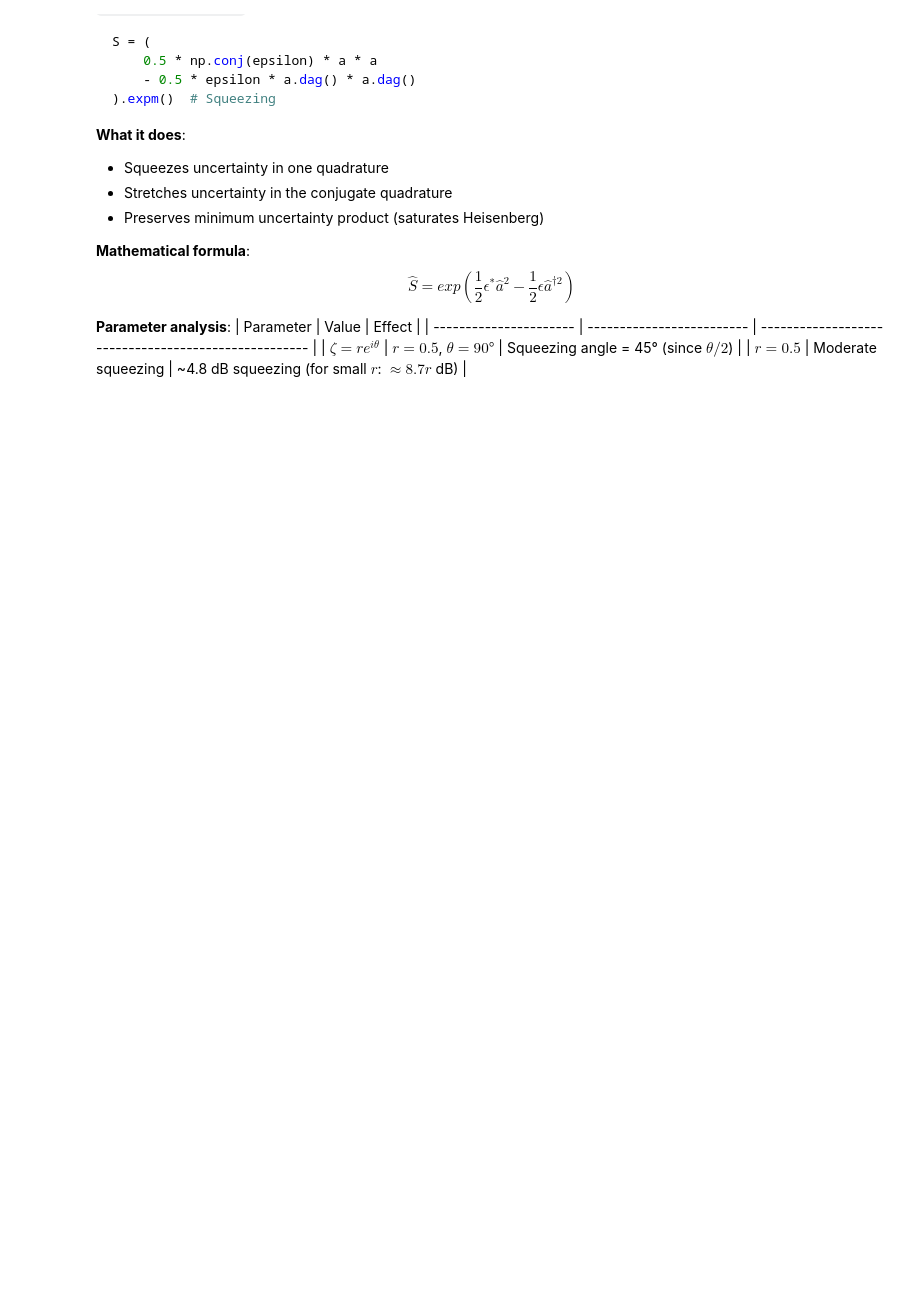
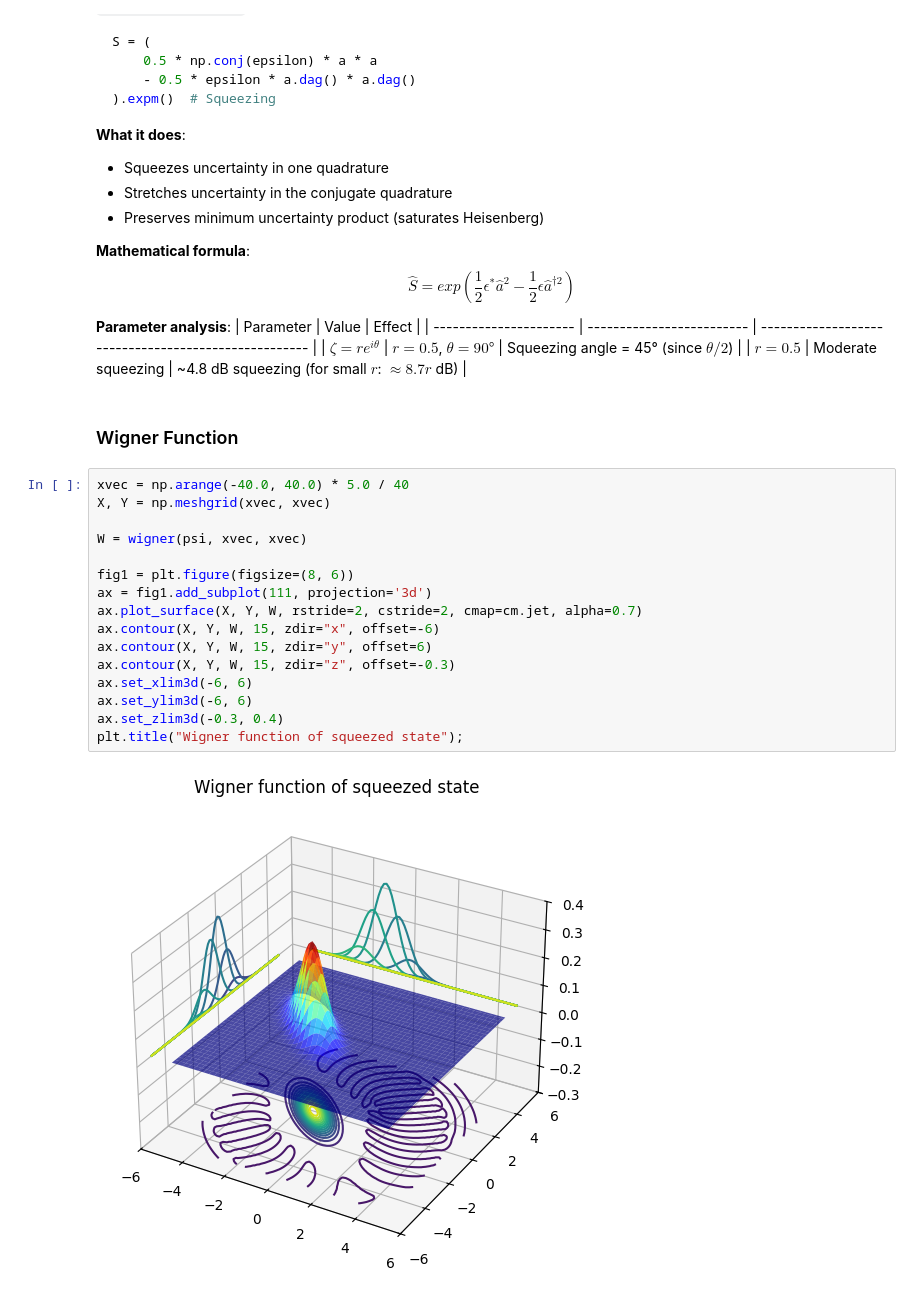
Before and after one commit to raopremrao/Learning-QuTip, a Jupyter notebook: Example Notebooks/02_Visualization/005_pseudo_probability_functions.ipynb, the cells around one changed output. Drawn from its saved outputs; the diff is of its cells as text; blank space fills up the shorter version.

Commit message:
Wigner and Q Function

```diff
--- a/Example Notebooks/02_Visualization/005_pseudo_probability_functions.ipynb
+++ b/Example Notebooks/02_Visualization/005_pseudo_probability_functions.ipynb
@@ -218,3 +219,23 @@ $$ \hat S = exp(\frac{1}{2} \epsilon^* \hat a^2 - \frac{1}{2} \epsilon \hat a^{\
 | ---------------------- | ------------------------- | ---------------------------------------------------- |
 | $\zeta = re^{i\theta}$ | $r = 0.5$, $\theta = 90°$ | Squeezing angle = 45° (since $\theta/2$)             |
 | $r = 0.5$              | Moderate squeezing        | ~4.8 dB squeezing (for small $r$: $\approx 8.7r$ dB) |
+# %% [markdown]
+### Wigner Function
+# %%
+xvec = np.arange(-40.0, 40.0) * 5.0 / 40
+X, Y = np.meshgrid(xvec, xvec)
+
+W = wigner(psi, xvec, xvec)
+
+fig1 = plt.figure(figsize=(8, 6))
+ax = fig1.add_subplot(111, projection='3d')
+ax.plot_surface(X, Y, W, rstride=2, cstride=2, cmap=cm.jet, alpha=0.7)
+ax.contour(X, Y, W, 15, zdir="x", offset=-6)
+ax.contour(X, Y, W, 15, zdir="y", offset=6)
+ax.contour(X, Y, W, 15, zdir="z", offset=-0.3)
+ax.set_xlim3d(-6, 6)
+ax.set_ylim3d(-6, 6)
+ax.set_zlim3d(-0.3, 0.4)
+plt.title("Wigner function of squeezed state");
+# %% [output]
+[figure, added]
```
Also changed, not shown: parts of 3 cells of this notebook.
